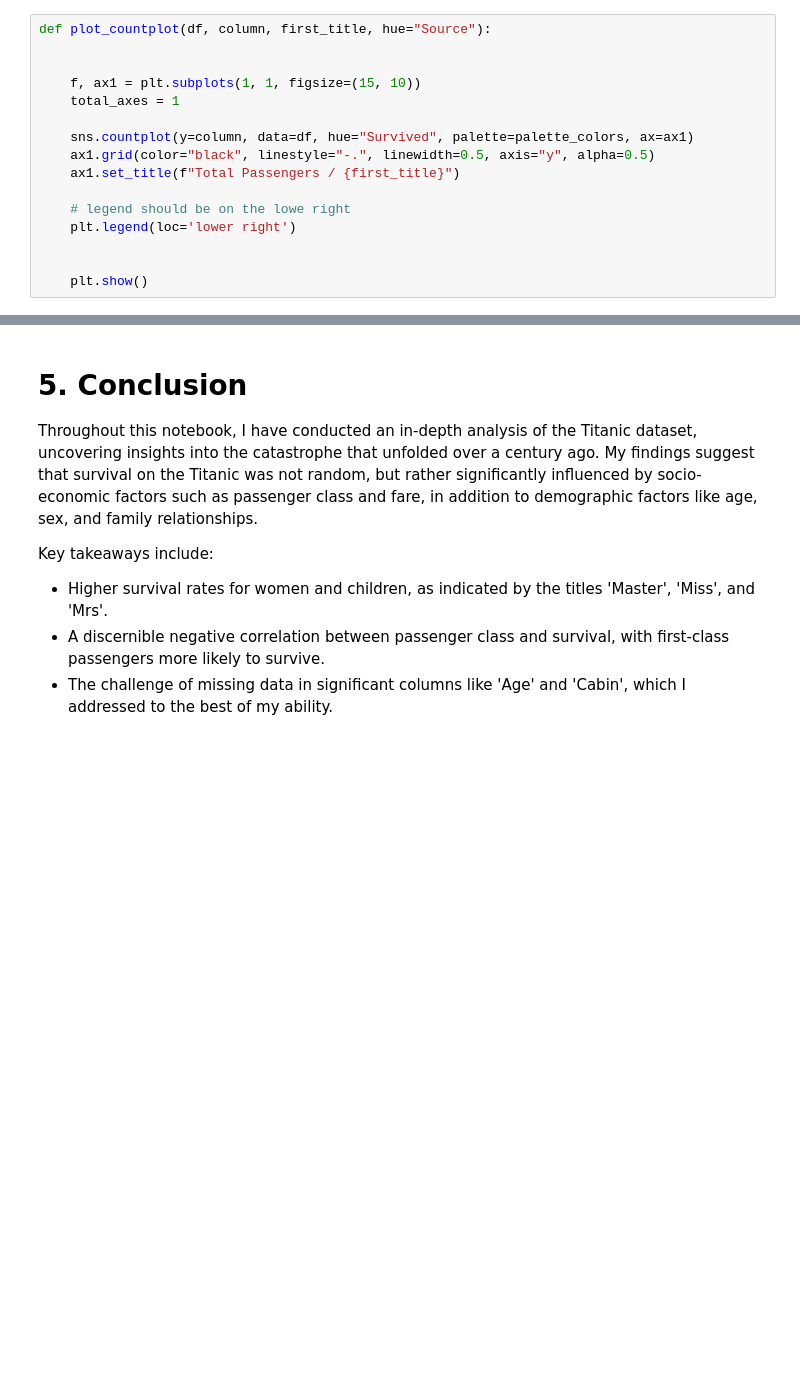
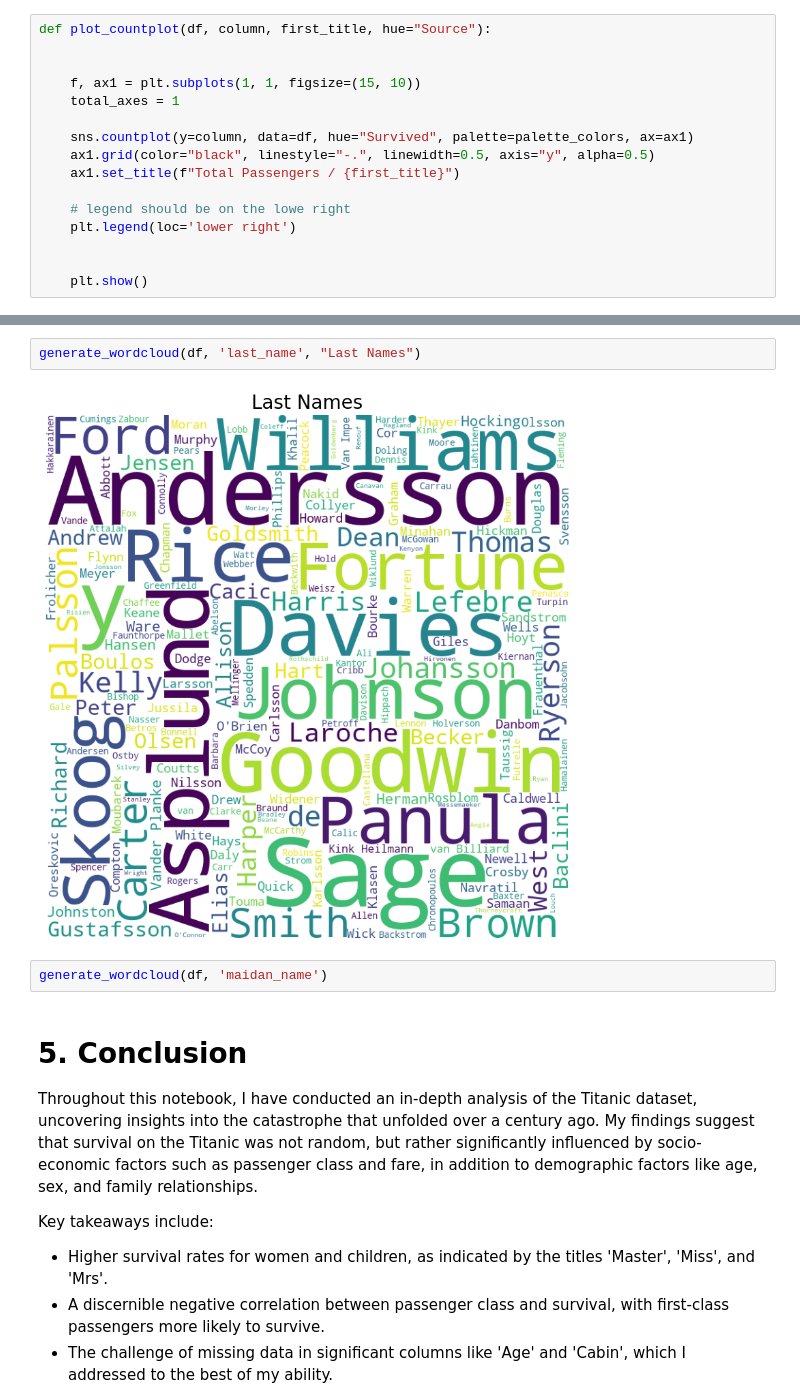
Before and after one commit to devbilalkhan/titanic-eda, a Jupyter notebook: titanic_text_analysis.ipynb, the cells around one changed output, grey strips where cells are left out. Cells and saved outputs as stored; diff of their text form; blank space fills up the shorter version.

```diff
--- a/titanic_text_analysis.ipynb
+++ b/titanic_text_analysis.ipynb
@@ -168,3 +276,9 @@ Name: count, Length: 219, dtype: int64
+# %%
+generate_wordcloud(df, 'last_name', "Last Names")
+# %% [output]
+[figure, added]
+# %%
+generate_wordcloud(df, 'maidan_name')
 # %% [markdown]
 # 5. Conclusion
 <a id="conclusion"></a>
```
Also changed, not shown: parts of 14 cells of this notebook.
